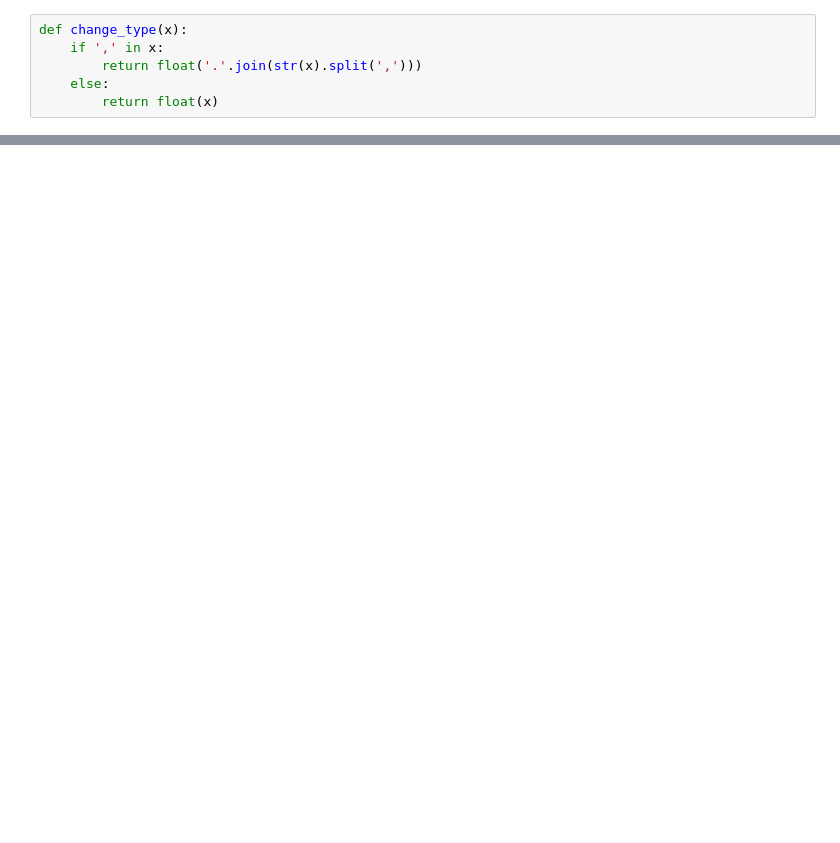
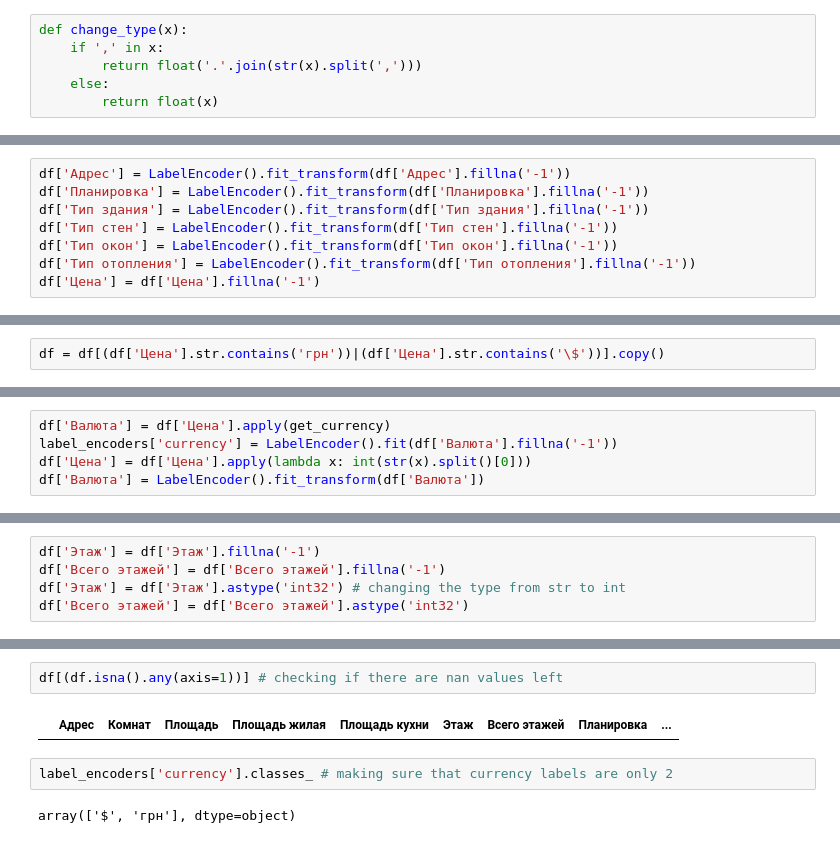
Before and after one commit to witcher346/Data-Science-Notebooks, a Jupyter notebook: Exploring_mesto_ua_dataset.ipynb, the cells around one changed output, grey strips where cells are left out. Drawn from its saved outputs; the diff is of its cells as text; blank space fills up the shorter version.

```diff
--- a/Exploring_mesto_ua_dataset.ipynb
+++ b/Exploring_mesto_ua_dataset.ipynb
@@ -113,0 +75,8 @@ df[df['Валюта']==1]
+# %%
+df['Адрес'] = LabelEncoder().fit_transform(df['Адрес'].fillna('-1'))
+df['Планировка'] = LabelEncoder().fit_transform(df['Планировка'].fillna('-1'))
+df['Тип здания'] = LabelEncoder().fit_transform(df['Тип здания'].fillna('-1'))
+df['Тип стен'] = LabelEncoder().fit_transform(df['Тип стен'].fillna('-1'))
+df['Тип окон'] = LabelEncoder().fit_transform(df['Тип окон'].fillna('-1'))
+df['Тип отопления'] = LabelEncoder().fit_transform(df['Тип отопления'].fillna('-1'))
+df['Цена'] = df['Цена'].fillna('-1')
@@ -113,0 +85,2 @@ df[df['Валюта']==1]
+# %%
+df = df[(df['Цена'].str.contains('грн'))|(df['Цена'].str.contains('\$'))].copy()
@@ -113,0 +89,5 @@ df[df['Валюта']==1]
+# %%
+df['Валюта'] = df['Цена'].apply(get_currency)
+label_encoders['currency'] = LabelEncoder().fit(df['Валюта'].fillna('-1'))
+df['Цена'] = df['Цена'].apply(lambda x: int(str(x).split()[0]))
+df['Валюта'] = LabelEncoder().fit_transform(df['Валюта'])
@@ -113,0 +96,5 @@ df[df['Валюта']==1]
+# %%
+df['Этаж'] = df['Этаж'].fillna('-1')
+df['Всего этажей'] = df['Всего этажей'].fillna('-1')
+df['Этаж'] = df['Этаж'].astype('int32') # changing the type from str to int
+df['Всего этажей'] = df['Всего этажей'].astype('int32')
@@ -113,0 +126,8 @@ df[df['Валюта']==1]
+# %%
+df[(df.isna().any(axis=1))] # checking if there are nan values left
+# %% [output]
+|  | Адрес | Комнат | Площадь | Площадь жилая | Площадь кухни | Этаж | Всего этажей | Планировка | ... |
+# %%
+label_encoders['currency'].classes_ # making sure that currency labels are only 2
+# %% [output]
+array(['$', 'грн'], dtype=object)
```
Also changed, not shown: parts of 17 cells of this notebook.
